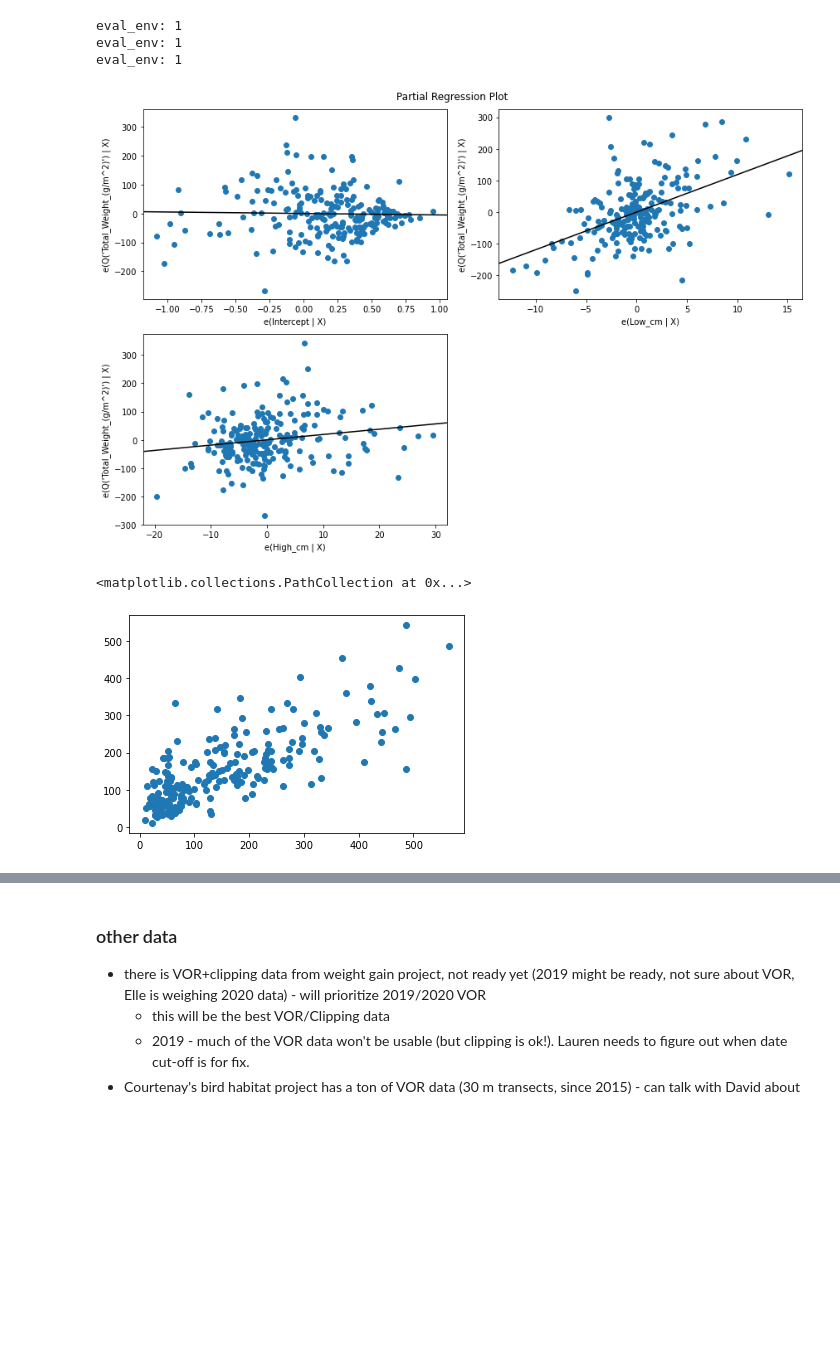
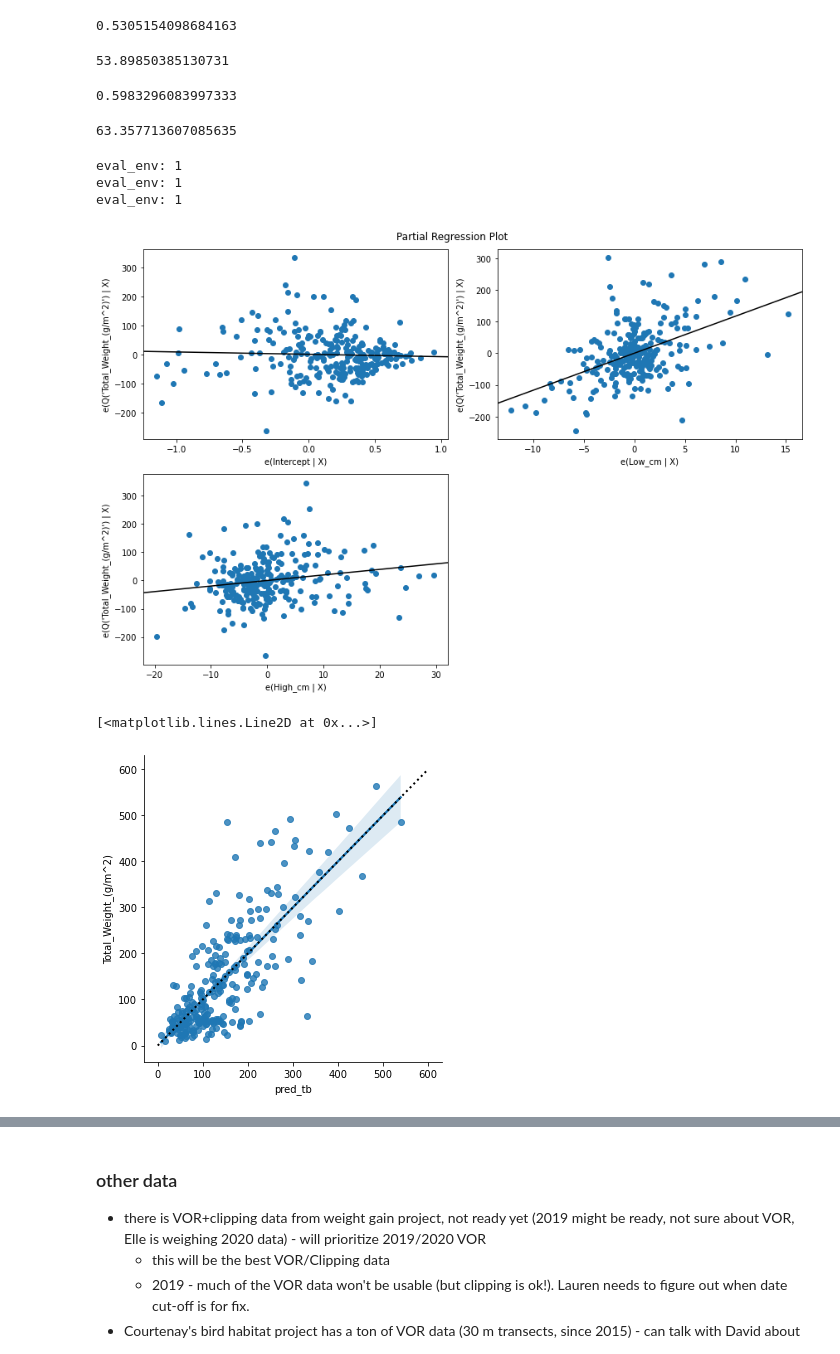
Before and after one commit to kearney-sp/tbng_veg, a Jupyter notebook: vor_linreg.ipynb, the cells around one changed output, grey strips where cells are left out. Cells and saved outputs as stored; diff of their text form; code cells hidden in the pictures; blank space fills up the shorter version.

```diff
--- a/vor_linreg.ipynb
+++ b/vor_linreg.ipynb
@@ -9,6 +9,10 @@ import matplotlib.pyplot as plt
 df_nex_vor = pd.read_csv('data/TB_nex_vor.csv', parse_dates=['Date'])
 df_gmdr_vor = pd.read_csv('data/TB_gmdr_vor.csv', parse_dates=['Date'])
 df_wtgn_vor = pd.read_csv('data/TB_wtgn_vor.csv', parse_dates=['Date'])
+# %%
+df_nex_vor['study'] = 'NEX'
+df_gmdr_vor['study'] = 'GMDR'
+df_wtgn_vor['study'] = 'WTGN'
 # %%
 df_vor = pd.concat([df_nex_vor,
                     df_gmdr_vor,
@@ -35,3 +49,5 @@ df_vor['High_cm'].transform(lambda x: np.power(x, 0.5)).plot.hist(ax=ax[2, 1], c
 # %%
 mod_both = smf.ols("Q('Total_Weight_(g/m^2)') ~ Low_cm + High_cm",
                    data=df_vor).fit()
+df_vor['pred_tb'] = mod_both.predict()
+df_vor['resid_tb'] = df_vor['pred_tb'] - df_vor['Total_Weight_(g/m^2)']
@@ -61,3 +91,21 @@ Notes:
+# %%
+np.sqrt(df_vor.apply(lambda x: np.power(x['pred_tb'] - x['Total_Weight_(g/m^2)'],
+                                2), axis=1).mean()) / df_vor['Total_Weight_(g/m^2)'].mean()
+# %% [output]
+0.5305154098684163
+# %%
+df_vor.apply(lambda x: abs(x['pred_tb'] - x['Total_Weight_(g/m^2)']), axis=1).mean()
+# %% [output]
+53.89850385130731
+# %%
+np.sqrt(df_vor.apply(lambda x: np.power(x['pred_cper'] - x['Total_Weight_(g/m^2)'],
+                                2), axis=1).mean()) / df_vor['Total_Weight_(g/m^2)'].mean()
+# %% [output]
+0.5983296083997333
+# %%
+df_vor.apply(lambda x: abs(x['pred_cper'] - x['Total_Weight_(g/m^2)']), axis=1).mean()
+# %% [output]
+63.357713607085635
 # %%
 import statsmodels.api as sm
 fig = plt.figure(figsize=(12, 8))
@@ -67,9 +115,13 @@ fig.tight_layout(pad=1.0)
 eval_env: 1
 eval_env: 1
 eval_env: 1
-[figure, old version]
+[figure, new version]
 # %%
-plt.scatter(df_vor['Total_Weight_(g/m^2)'], mod_both.predict())
+df_vor['resid_tb'] = df_vor['pred_tb'] - df_vor['Total_Weight_(g/m^2)']
+sns.lmplot(x='pred_tb',
+           y='Total_Weight_(g/m^2)',
+           data=df_vor)
+plt.plot([0, 600], [0, 600], linewidth=2, c='black', linestyle='dotted')
 # %% [output]
-<matplotlib.collections.PathCollection at 0x...>
+[<matplotlib.lines.Line2D at 0x...>]
-[figure, old version]
+[figure, new version]
```
Also changed, not shown: parts of 11 cells of this notebook, 8 other files.
